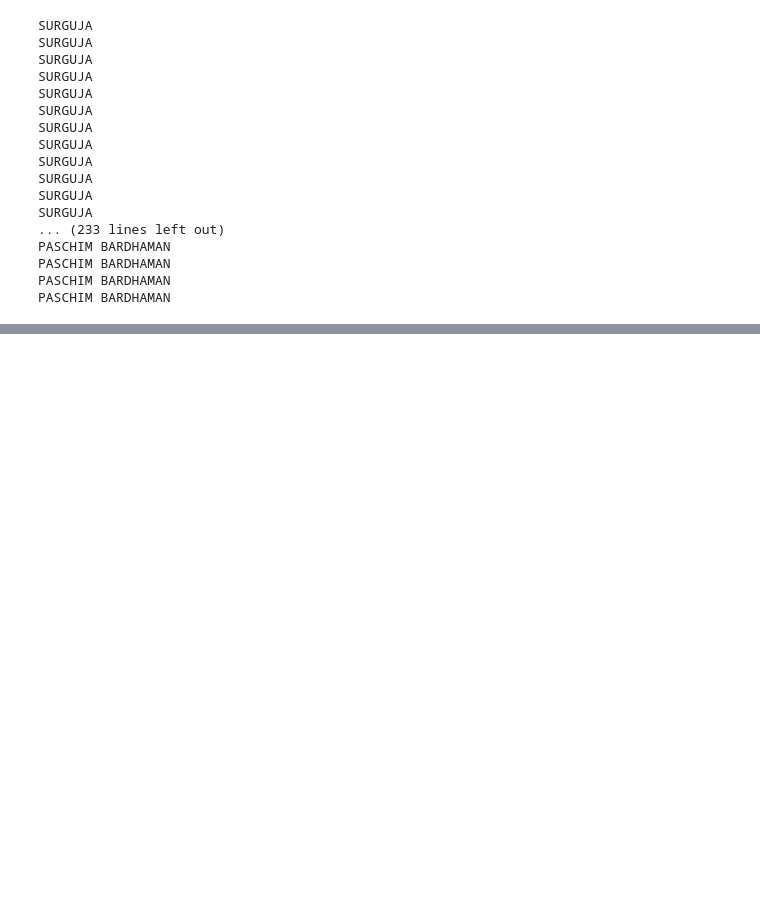
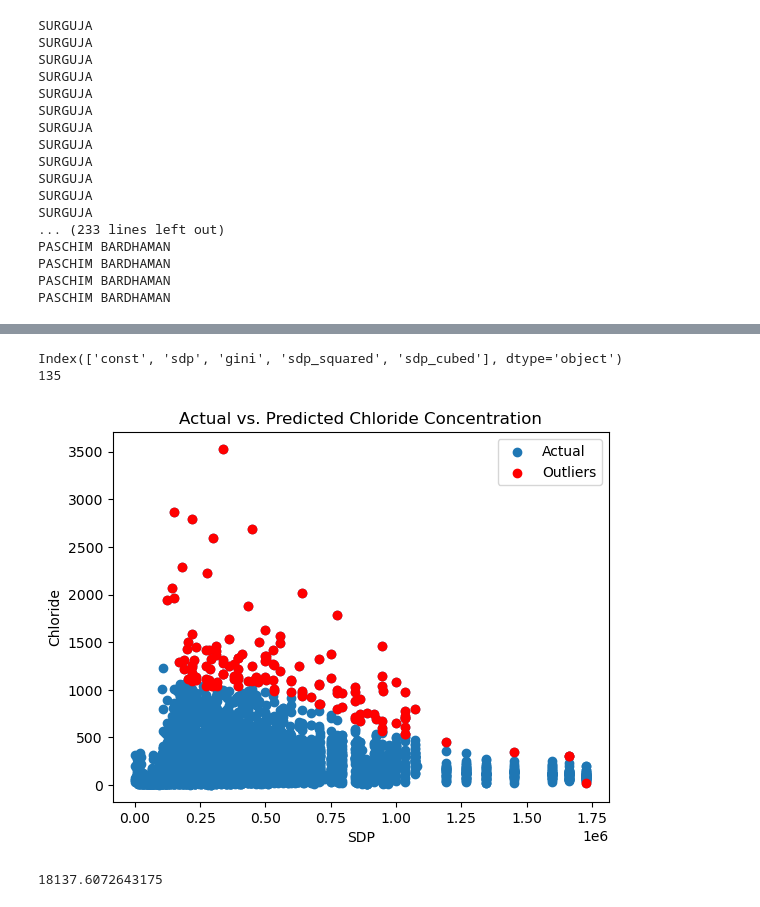
Before and after one commit to regular-life/Eco-Project, a Jupyter notebook: main.ipynb, the cells around one changed output, grey strips where cells are left out. Cells and saved outputs as stored; diff of their text form; code cells hidden in the pictures; blank space fills up the shorter version.

```diff
--- a/main.ipynb
+++ b/main.ipynb
@@ -515,3 +379,38 @@ Beta4: 1.6425818123341837e-09
+# %%
+# Calculate leverage and residuals
+df_gwq = pd.read_csv('filtered_gwq_sdp_gini_predicted.csv')
+influence = model.get_influence()
+hat_matrix = influence.hat_matrix_diag
+residuals = model.resid
+# Calculate leverage
+leverage = hat_matrix
+# Calculate DFFITS
+dffits = influence.dffits[0]
+# Calculate critical value
+n_samples = len(df_gwq)
+critical_value = 2 * np.sqrt(5) / np.sqrt( n_samples)
+print(X.columns)
+# Print outliers
+outliers = df_gwq[np.abs(dffits) > critical_value]
+print(len(outliers))
+# plot all data points but highlight outliers
+plt.scatter(df_gwq['sdp'], df_gwq['chloride'], label='Actual')
+plt.scatter(outliers['sdp'], outliers['chloride'], color='red', label='Outliers')
+plt.xlabel('SDP')
+plt.ylabel('Chloride')
+plt.title('Actual vs. Predicted Chloride Concentration')
+plt.legend()
+plt.show()
+# exclude outliers
+df_gwq = df_gwq.drop(outliers.index)
+# Fit the cubic regression model
+model = sm.OLS(Y, X).fit()
+print(model.resid.sum())
+# %% [output]
+Index(['const', 'sdp', 'gini', 'sdp_squared', 'sdp_cubed'], dtype='object')
+135
+[figure, added]
+18137.6072643175
 # %%
 # Articulate the relationship between economic growth (as measured by SDP) and groundwater quality on year-by-year basis
 # (as measured by chloride concentration) in the context of the Kuznets curve.
```
Also changed, not shown: parts of 12 cells of this notebook, 1 other file.
